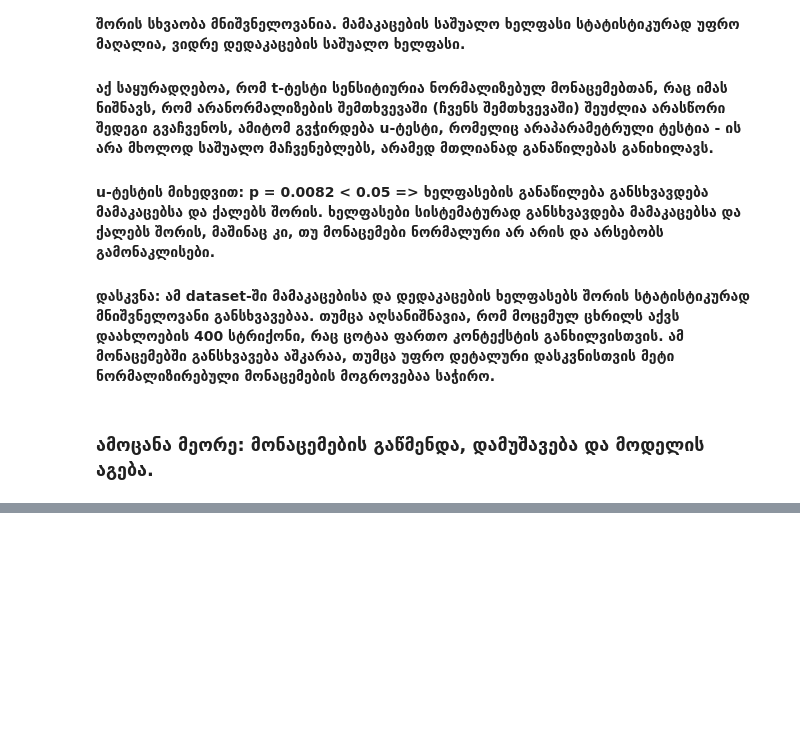
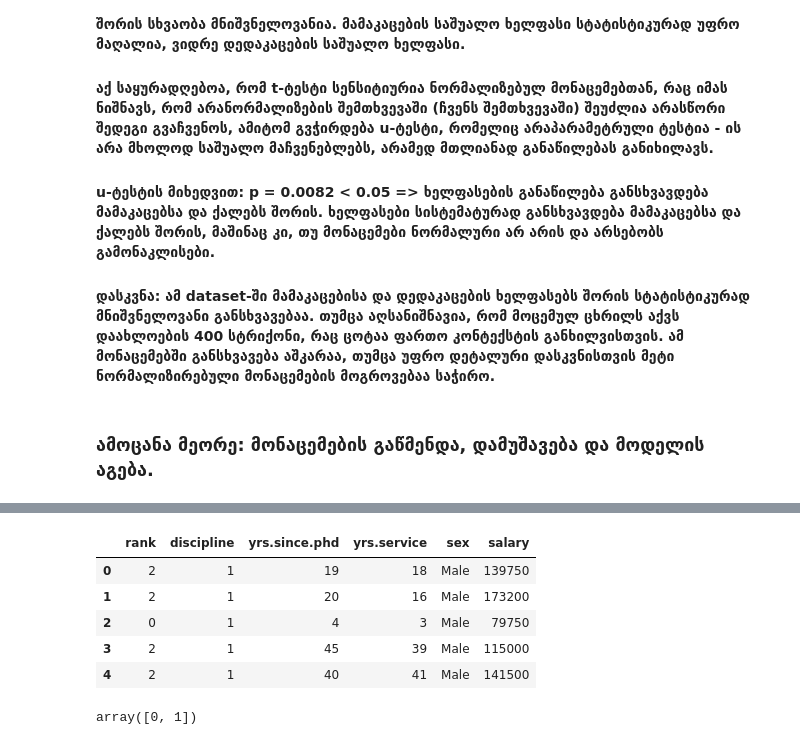
Before and after one commit to notice4/google-colab-study, a Jupyter notebook: lecture2_homework.ipynb, the cells around one changed output, grey strips where cells are left out. Drawn from its saved outputs; the diff is of its cells as text; code cells hidden in the pictures; blank space fills up the shorter version.

```diff
--- a/lecture2_homework.ipynb
+++ b/lecture2_homework.ipynb
@@ -94,0 +128,16 @@ u-stat = 8779.5 , p-value = 0.00823686328755778
+# %%
+df.head()
+# %% [output]
+|  | rank | discipline | yrs.since.phd | yrs.service | sex | salary |
+| 0 | 2 | 1 | 19 | 18 | Male | 139750 |
+| 1 | 2 | 1 | 20 | 16 | Male | 173200 |
+| 2 | 0 | 1 | 4 | 3 | Male | 79750 |
+| 3 | 2 | 1 | 45 | 39 | Male | 115000 |
+| 4 | 2 | 1 | 40 | 41 | Male | 141500 |
+# %%
+# ტექსტური ცვლადების რიცხვით მნიშვნელობებად შეცვლა (sex)
+
+df['sex'] = df['sex'].map({'Male':0, 'Female':1})
+df['sex'].unique()
+# %% [output]
+array([0, 1])
```
Also changed, not shown: parts of 10 cells of this notebook.
